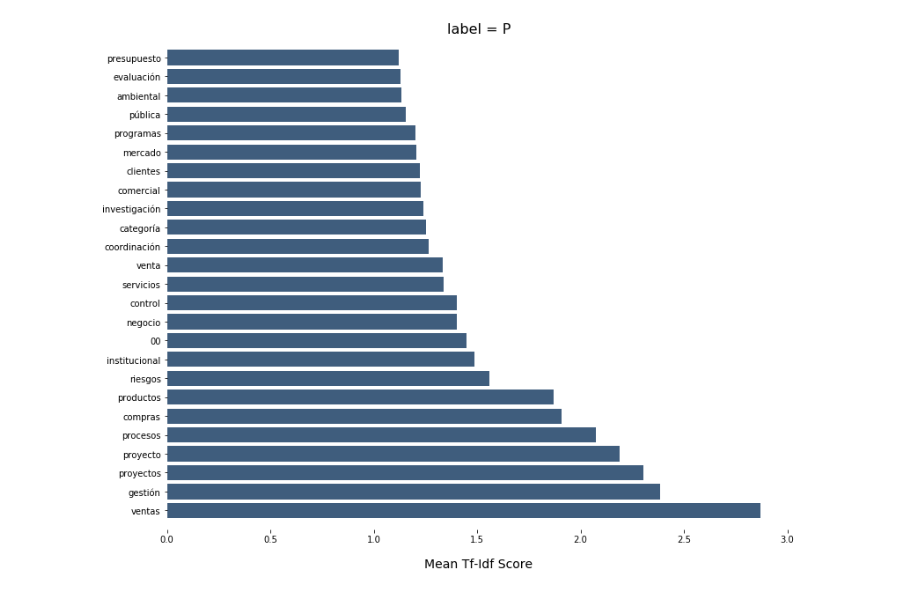
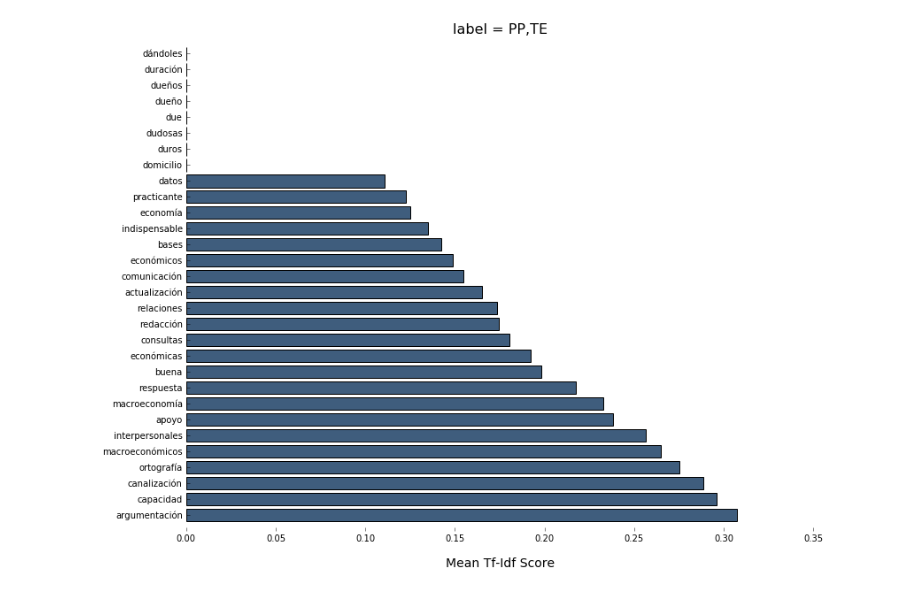
Before and after one commit to Howl24/Observatorio-Laboral, a Jupyter notebook: tfidf review.ipynb, the cells around one changed output. Saved outputs shown, nothing was run; the diff lists cells and outputs as text; code cells hidden in the pictures.

```diff
--- a/tfidf review.ipynb
+++ b/tfidf review.ipynb
@@ -61,21 +61,21 @@ def top_mean_feats(Xtr, features, grp_ids=None, min_tfidf=0.1, top_n=25):
         D = Xtr.toarray()
 
     D[D < min_tfidf] = 0
-    tfidf_means = np.sum(D, axis=0)
-    #tfidf_means = np.mean(D, axis=0)
+    #tfidf_means = np.sum(D, axis=0)
+    tfidf_means = np.mean(D, axis=0)
     #tfidf_means = np.ma.masked_equal(D, 0).mean(axis=1)
     return top_tfidf_feats(tfidf_means, features, top_n)
 
 def top_feats_by_class(Xtr, y, features, min_tfidf=0.1, top_n=25):
     ''' Return a list of dfs, where each df holds top_n features and their mean tfidf value
         calculated across documents with the same class label. '''
-    dfs = []
+    dfs = {}
     labels = np.unique(y)
     for label in labels:
         ids = np.where(y==label)
         feats_df = top_mean_feats(Xtr, features, ids, min_tfidf=min_tfidf, top_n=top_n)
         feats_df.label = label
-        dfs.append(feats_df)
+        dfs[label] = feats_df
     return dfs
 
 def plot_tfidf_classfeats_h(dfs):
@@ -115,3 +115,3 @@ top_feats_in_doc(Xtr, features, 1, 10)
 # %%
 y = np.array([",".join(labels) for labels in offer_classes])
-dfs = top_feats_by_class(Xtr, y, features, min_tfidf=0.12)
+dfs = top_feats_by_class(Xtr, y, features, top_n=30)
@@ -118,7 +138,7 @@ dfs = top_feats_by_class(Xtr, y, features, min_tfidf=0.12)
 # %%
-plot_tfidf_classfeats_h([dfs[25]])
+plot_tfidf_classfeats_h([dfs['PP,TE']])
 # %% [output]
-[figure, old version]
+[figure, new version]
 # %%
 ids_by_label = {}
 labels = np.unique(y)
```
Also changed, not shown: parts of 3 cells of this notebook, 3 other files.
